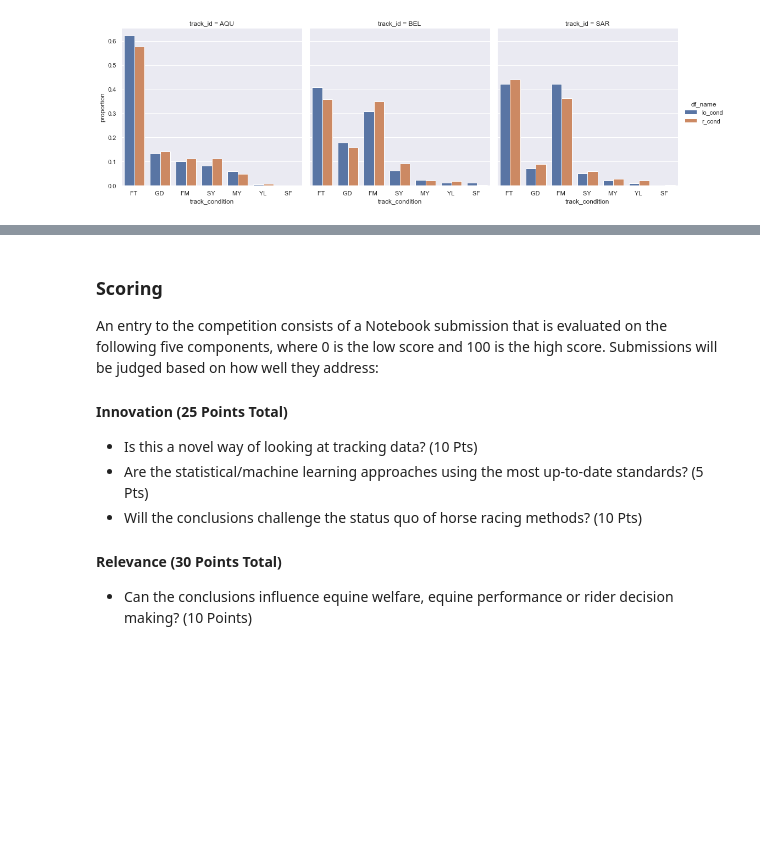
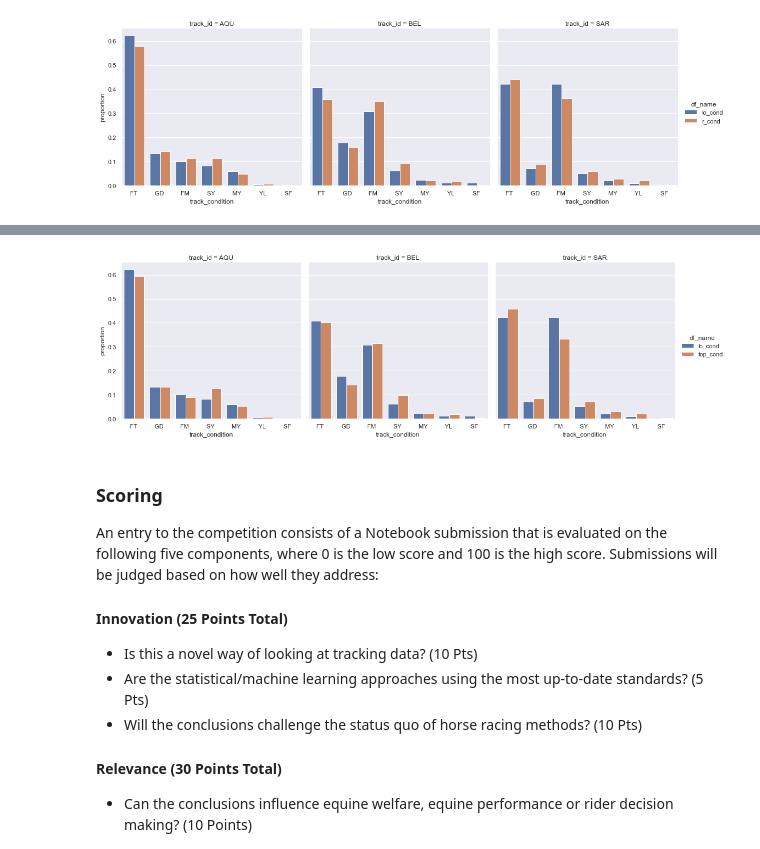
Before and after one commit to jrioross/hhg-big-data-derby-2022, a Jupyter notebook: notebooks/mews_derby_eda.ipynb, the cells around one changed output, grey strips where cells are left out. Saved outputs shown, nothing was run; the diff lists cells and outputs as text; code cells hidden in the pictures; blank space fills up the shorter version.

```diff
--- a/notebooks/mews_derby_eda.ipynb
+++ b/notebooks/mews_derby_eda.ipynb
@@ -502,3 +527,9 @@ cond_comp
 sns.catplot(x ='track_condition', y='proportion', hue='df_name', col='track_id',data=cond_comp, kind='bar');
 # %% [output]
 [figure]
+# %%
+top_cond = top_finish.groupby('track_id')['track_condition'].value_counts(normalize=True).to_frame()
+top_cond.columns = ['proportion']
+top_cond = top_cond.reset_index()
+top_cond['df_name'] = 'top_cond'
+top_cond
@@ -504,0 +554,3 @@ sns.catplot(x ='track_condition', y='proportion', hue='df_name', col='track_id',
+# %%
+top_cond_comp = pd.concat([lo_cond, top_cond])
+top_cond_comp
@@ -505,3 +575,7 @@ sns.catplot(x ='track_condition', y='proportion', hue='df_name', col='track_id',
+# %%
+sns.catplot(x ='track_condition', y='proportion', hue='df_name', col='track_id',data=top_cond_comp, kind='bar');
+# %% [output]
+[figure, added]
 # %% [markdown]
 ### Scoring
 An entry to the competition consists of a Notebook submission that is evaluated on the following five components, where 0 is the low score and 100 is the high score. Submissions will be judged based on how well they address:
```
Also changed, not shown: parts of 43 cells of this notebook.
